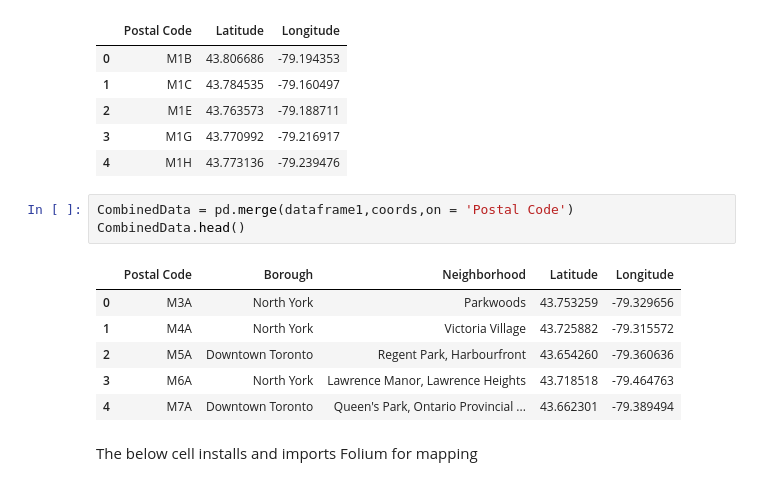
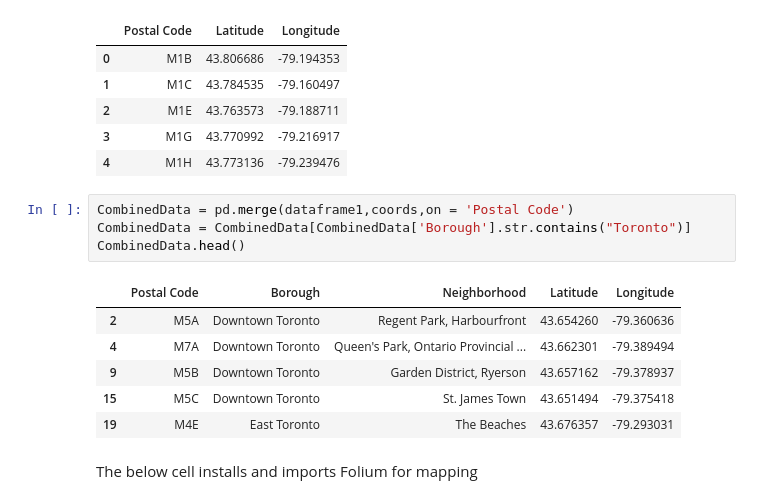
Before and after one commit to agg2596/Coursera_Capstone, a Jupyter notebook: Coursera Capstone Project Week 3 version 3.ipynb, the cells around one changed output. Cells and saved outputs as stored; diff of their text form.

```diff
--- a/Coursera Capstone Project Week 3 version 3.ipynb
+++ b/Coursera Capstone Project Week 3 version 3.ipynb
@@ -73,14 +73,15 @@ coords.head()
 | 4 | M1H | 43.773136 | -79.239476 |
 # %%
 CombinedData = pd.merge(dataframe1,coords,on = 'Postal Code')
+CombinedData = CombinedData[CombinedData['Borough'].str.contains("Toronto")]
 CombinedData.head()
 # %% [output]
 |  | Postal Code | Borough | Neighborhood | Latitude | Longitude |
-| 0 | M3A | North York | Parkwoods | 43.753259 | -79.329656 |
-| 1 | M4A | North York | Victoria Village | 43.725882 | -79.315572 |
 | 2 | M5A | Downtown Toronto | Regent Park, Harbourfront | 43.654260 | -79.360636 |
-| 3 | M6A | North York | Lawrence Manor, Lawrence Heights | 43.718518 | -79.464763 |
 | 4 | M7A | Downtown Toronto | Queen's Park, Ontario Provincial ... | 43.662301 | -79.389494 |
+| 9 | M5B | Downtown Toronto | Garden District, Ryerson | 43.657162 | -79.378937 |
+| 15 | M5C | Downtown Toronto | St. James Town | 43.651494 | -79.375418 |
+| 19 | M4E | East Toronto | The Beaches | 43.676357 | -79.293031 |
 # %% [markdown]
 The below cell installs and imports Folium for mapping
 # %%
```
Also changed, not shown: parts of 9 cells of this notebook.
